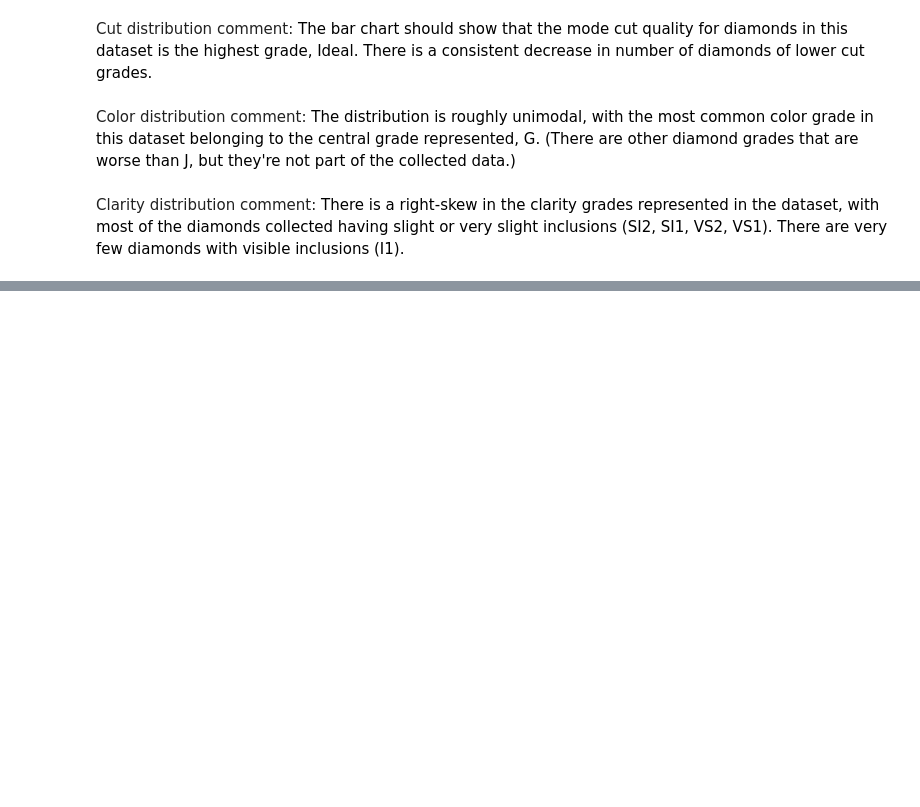
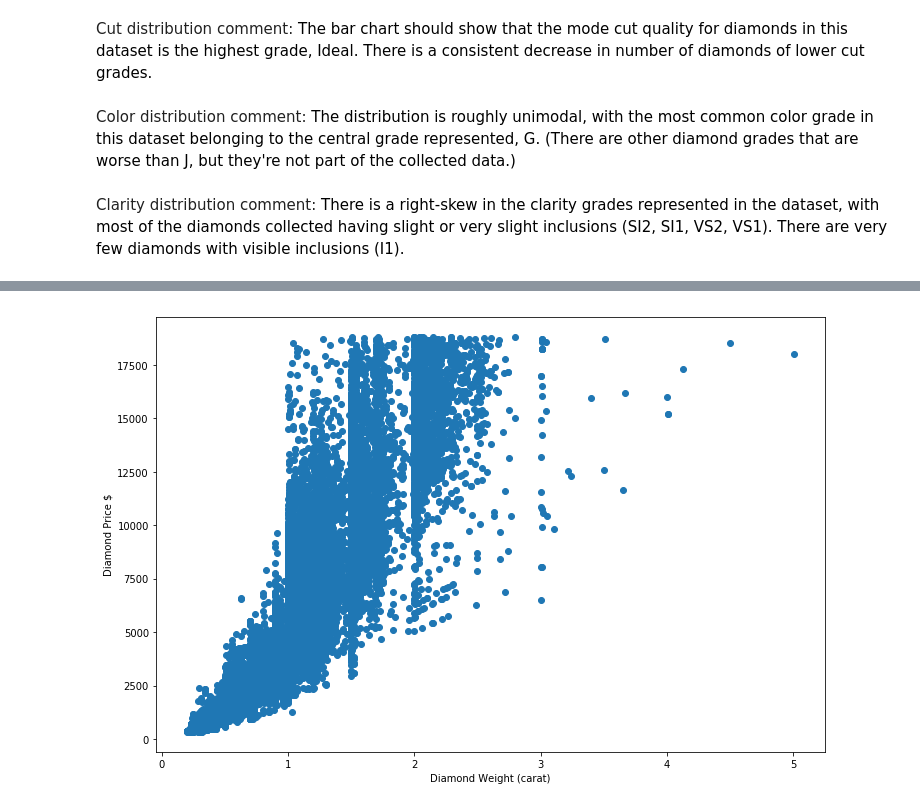
Before and after one commit to iRaied/Diamond-Pricing, a Jupyter notebook: Diamond_Project.ipynb, the cells around one changed output, grey strips where cells are left out. Saved outputs shown, nothing was run; the diff lists cells and outputs as text; code cells hidden in the pictures; blank space fills up the shorter version.

```diff
--- a/Diamond_Project.ipynb
+++ b/Diamond_Project.ipynb
@@ -200,0 +209,22 @@ Clarity distribution comment: <span style="color:black">There is a right-skew in
+# %%
+# convert cut, color, and clarity into ordered categorical types
+ordinal_var_dict = {'cut': ['Fair','Good','Very Good','Premium','Ideal'],
+                    'color': ['J', 'I', 'H', 'G', 'F', 'E', 'D'],
+                    'clarity': ['I1', 'SI2', 'SI1', 'VS2', 'VS1', 'VVS2', 'VVS1', 'IF']}
+
+for var in ordinal_var_dict:
+    pd_ver = pd.__version__.split(".")
+    if (int(pd_ver[0]) > 0) or (int(pd_ver[1]) >= 21): # v0.21 or later
+        ordered_var = pd.api.types.CategoricalDtype(ordered = True,
+                                                    categories = ordinal_var_dict[var])
+        diamonds[var] = diamonds[var].astype(ordered_var)
+    else: # pre-v0.21
+        diamonds[var] = diamonds[var].astype('category', ordered = True,
+                                             categories = ordinal_var_dict[var])
+# %%
+plt.figure(figsize = (12, 8))
+plt.scatter(data = diamonds, x = 'carat', y = 'price');
+plt.xlabel('Diamond Weight (carat)')
+plt.ylabel('Diamond Price $');
+# %% [output]
+[figure, added]
```
Also changed, not shown: parts of 30 cells of this notebook.
